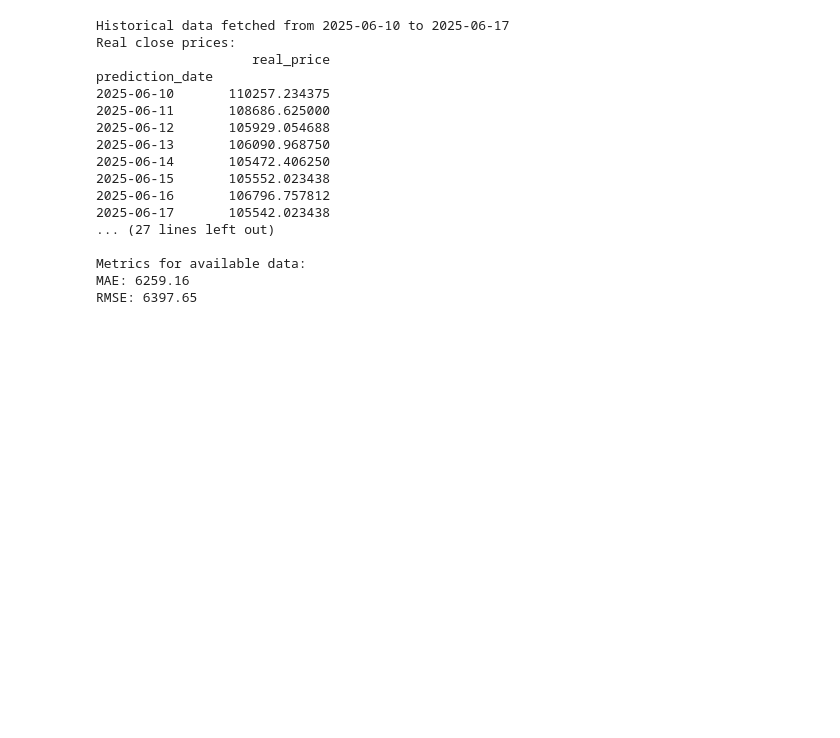
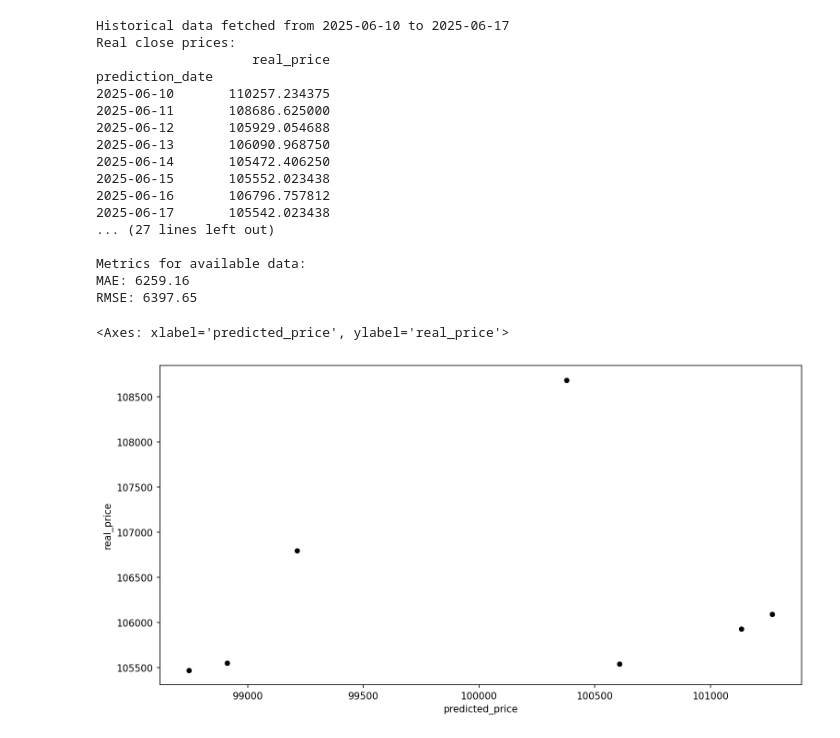
Before and after one commit to VadymMak/data_since, a Jupyter notebook: 15-Random-Forests/!04_Crypto.ipynb, the cells around one changed output. Saved outputs shown, nothing was run; the diff lists cells and outputs as text; code cells hidden in the pictures; blank space fills up the shorter version.

```diff
--- a/15-Random-Forests/!04_Crypto.ipynb
+++ b/15-Random-Forests/!04_Crypto.ipynb
@@ -346,3 +330,10 @@ prediction_date
 Metrics for available data:
 MAE: 6259.16
 RMSE: 6397.65
+# %%
+plt.figure(figsize=(12,6),dpi=150)
+sns.scatterplot(x='predicted_price',y='real_price' ,data=comparison_df,color='black')
+# plt.plot(signal_range,output)
+# %% [output]
+<Axes: xlabel='predicted_price', ylabel='real_price'>
+[figure, added]
```
Also changed, not shown: parts of 1 cell of this notebook, 8 other files.
